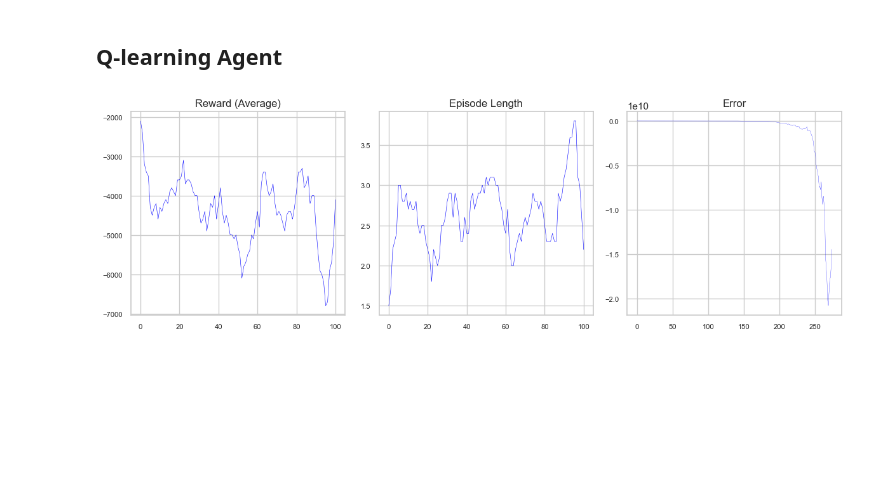
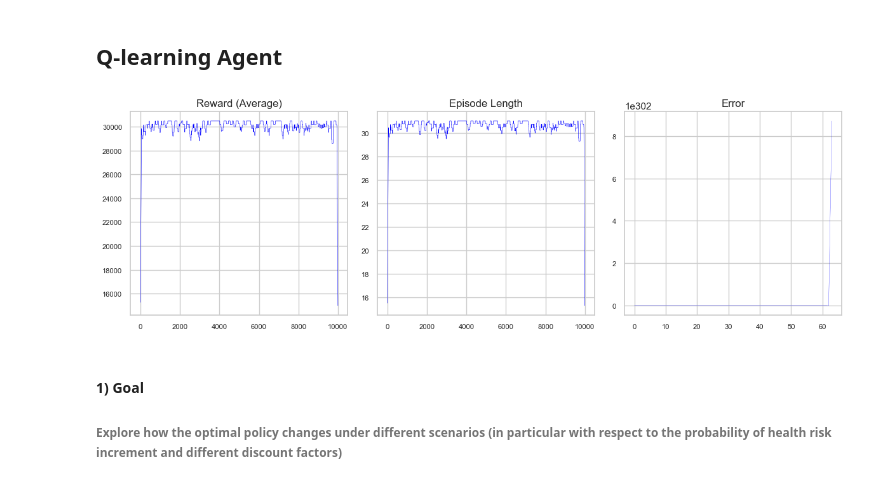
Before and after one commit to michaglia/RL-Healthcare, a Jupyter notebook: Analysis.ipynb, the cells around one changed output. Drawn from its saved outputs; the diff is of its cells as text; code cells hidden in the pictures; blank space fills up the shorter version.

```diff
--- a/Analysis.ipynb
+++ b/Analysis.ipynb
@@ -17,7 +18,7 @@ def conv(a, win=100):
 # %%
 # Hyperparameters
 learning_rate = 0.01
-episodes = 100
+episodes = 10000
 epsilon = 1.0
 epsilon_decay = epsilon / (episodes / 2)  # reduce exploration over time
 final_epsilon = 0.1
@@ -61,6 +62,9 @@ def plt_results_(env, agent_, w):
     plt.tight_layout()
     plt.show()
 # %%
-plt_results_(nenv, agent, 10)
+plt_results_(nenv, agent, 100)
 # %% [output]
-[figure, old version]
+[figure, new version]
+# %% [markdown]
+#### 1) Goal
+###### Explore how the optimal policy changes under different scenarios (in particular with respect to the probability of health risk increment and different discount factors)
```
Also changed, not shown: parts of 12 cells of this notebook, 3 other files.
